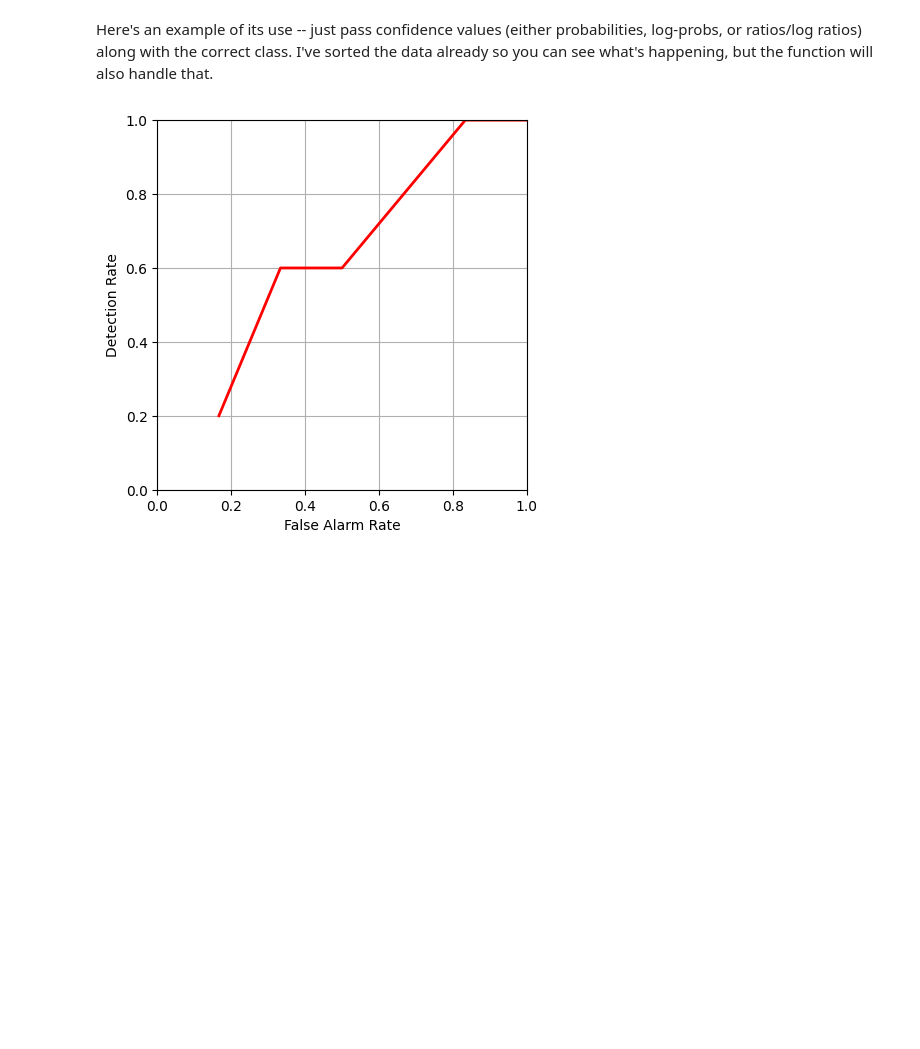
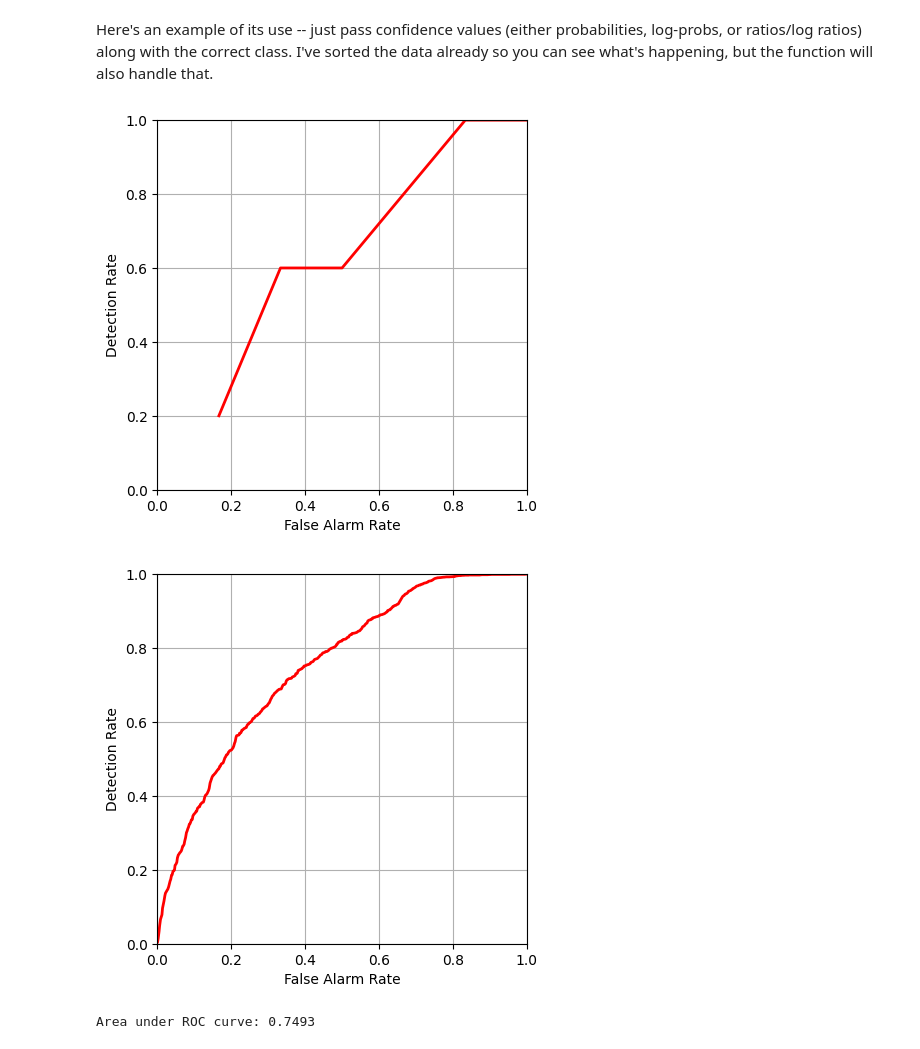
Before and after one commit to franzclarin/DATA-275P, a Jupyter notebook: hw1/data275P-hw1-code.ipynb, the cells around one changed output. Cells and saved outputs as stored; diff of their text form; code cells hidden in the pictures; blank space fills up the shorter version.

```diff
--- a/hw1/data275P-hw1-code.ipynb
+++ b/hw1/data275P-hw1-code.ipynb
@@ -66,8 +64,8 @@ def calculate_mean_and_var(train, train_labels):
     sigma_hat = np.zeros(shape=(2,num_dims))
 
     # MLE estimates for mu and sigma
-    mu_hat = np.array([train[train_label == c].mean(axis=0) for c in [0, 1]])
-    sigma_hat = np.array([train[train_label == c].var(axis=0) for c in [0, 1]])
+    mu_hat = np.array([train[train_labels == c].mean(axis=0) for c in [0, 1]])
+    sigma_hat = np.array([train[train_labels == c].var(axis=0) for c in [0, 1]])
 
     return p_y, mu_hat, sigma_hat
 # %%
@@ -96,7 +94,12 @@ def calculate_log_probability(p_y, mu_hat, sigma_hat, test):
     '''
     # calculate P(Y|X)
     log_p_y = np.zeros(shape=(test.shape[0], 2))
-    ...
+    for c in [0, 1]:
+        # log of the Gaussian density for every test example and feature (shape: MxD)
+        log_p_x_given_y = (-0.5 * np.log(2 * np.pi * sigma_hat[c])
+                           - (test - mu_hat[c])**2 / (2 * sigma_hat[c]))
+        # naive Bayes: features are independent given Y, so log-probs add up across features
+        log_p_y[:, c] = np.log(p_y[c]) + log_p_x_given_y.sum(axis=1)
 
     return log_p_y
 # %%
@@ -160,2 +167,11 @@ def calculate_costly_tpr_and_fpr(log_p_y, test_labels, background_cost):
 
     return tpr, fpr
+# %%
+# Fit the model on the training data, then score every test example
+p_y, mu_hat, sigma_hat = calculate_mean_and_var(train, train_labels)
+log_p_y = calculate_log_probability(p_y, mu_hat, sigma_hat, test)
+
+# Test accuracy of the MAP classifier
+y_hat = np.argmax(log_p_y, axis=1)
+accuracy = np.mean(y_hat == test_labels)
+print(f"Test accuracy: {accuracy:.4f}")
@@ -240,3 +269,11 @@ example_confidence = np.array([.01,.03,.10,.15,.30,.40,.45,.65,.80,.90,.95])
 area_roc(example_confidence, example_targetvals, do_plot=True);
 # %% [output]
 [figure]
+# %%
+# ROC curve, using the log-likelihood ratio log p(x|y=1) - log p(x|y=0) as the confidence score
+log_likelihood_ratio = (log_p_y[:, 1] - np.log(p_y[1])) - (log_p_y[:, 0] - np.log(p_y[0]))
+auc, _, _ = area_roc(log_likelihood_ratio, test_labels, do_plot=True)
+print(f"Area under ROC curve: {auc:.4f}")
+# %% [output]
+[figure, added]
+Area under ROC curve: 0.7493
```
Also changed, not shown: parts of 5 cells of this notebook.
